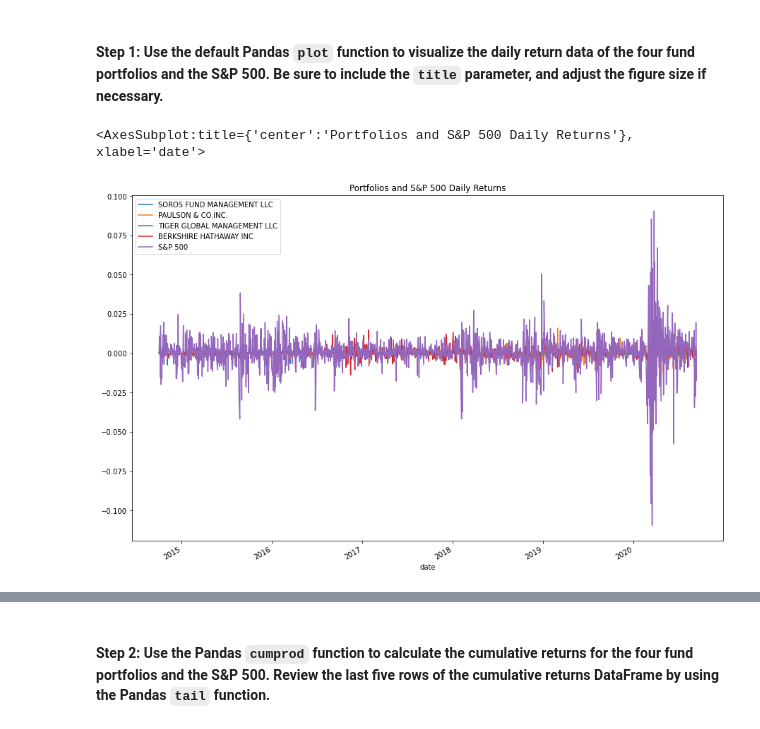
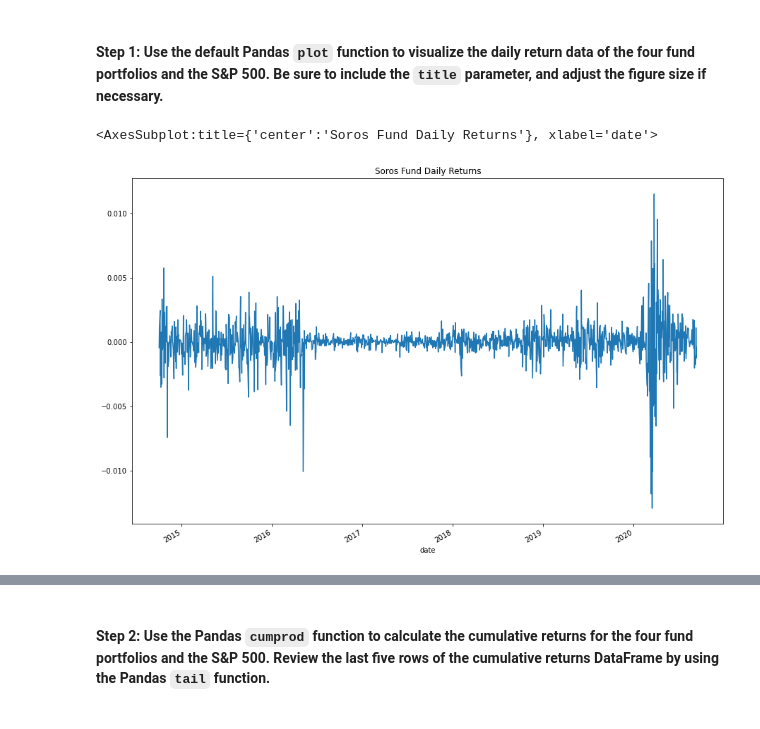
Before and after one commit to mrlandero/Risk_Return_Analysis, a Jupyter notebook: Risk_Return_Analysis/risk_return_analysis.ipynb, the cells around one changed output, grey strips where cells are left out. Drawn from its saved outputs; the diff is of its cells as text; code cells hidden in the pictures.

Commit message:
Generated Soros Fund Daily Returns Plot

```diff
--- a/Risk_Return_Analysis/risk_return_analysis.ipynb
+++ b/Risk_Return_Analysis/risk_return_analysis.ipynb
@@ -156,10 +156,10 @@ Analyze the data to determine if any of the portfolios outperform the broader st
 # %%
 # Plot the daily return data of the 4 funds and the S&P 500
 # Inclue a title parameter and adjust the figure size
-daily_returns_df.plot(
+daily_returns_df.iloc[:, 0].plot(
     figsize=(15,10),
-    title="Portfolios and S&P 500 Daily Returns"
+    title="Soros Fund Daily Returns"
 )
 # %% [output]
-<AxesSubplot:title={'center':'Portfolios and S&P 500 Daily Returns'}, xlabel='date'>
+<AxesSubplot:title={'center':'Soros Fund Daily Returns'}, xlabel='date'>
-[figure, old version]
+[figure, new version]
```
Also changed, not shown: parts of 5 cells of this notebook.
